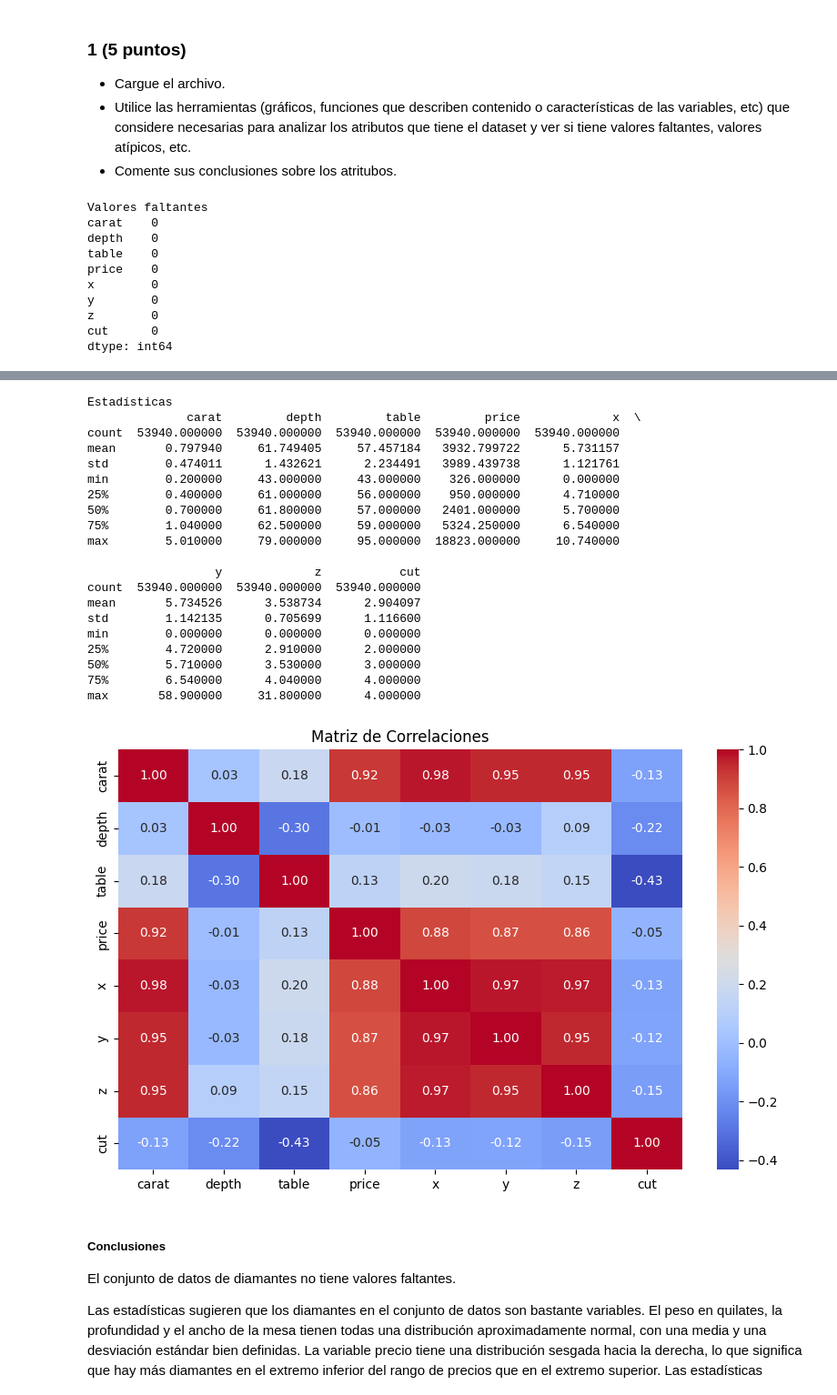
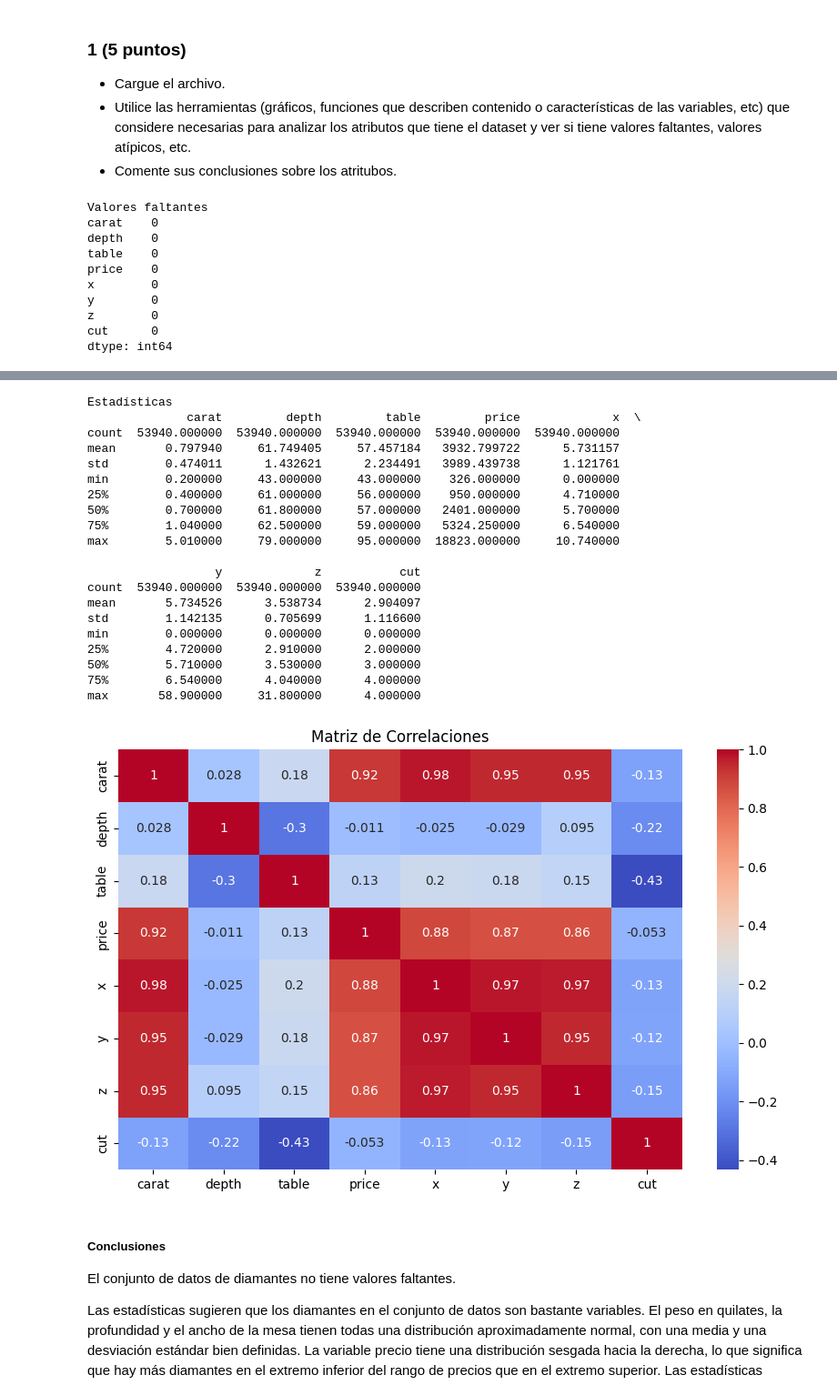
Before and after one commit to Celina1906/TP-2, a Jupyter notebook: 2023-2-Trabajo_Practico_2.ipynb, the cells around one changed output, grey strips where cells are left out. Shown at 91% size. Drawn from its saved outputs; the diff is of its cells as text; code cells hidden in the pictures.

```diff
--- a/2023-2-Trabajo_Practico_2.ipynb
+++ b/2023-2-Trabajo_Practico_2.ipynb
@@ -64,7 +64,7 @@ print(estadisticas)
 # Matriz de correlaciones
 correlation_matrix = diamonds.corr() #Calcula la matriz
 plt.figure(figsize=(10, 6))
-sns.heatmap(correlation_matrix, annot=True, cmap='coolwarm', fmt=".2f") #Para visualizar la matriz con anotaciones y colores
+sns.heatmap(correlation_matrix, annot=True, cmap='coolwarm') #Para visualizar la matriz con anotaciones y colores
 plt.title('Matriz de Correlaciones')
 plt.show()
 # %% [output]
@@ -72,34 +72,34 @@ Valores faltantes
 carat    0
 depth    0
 table    0
 price    0
 x        0
 y        0
 z        0
 cut      0
 dtype: int64
 [figure]
 Estadísticas
               carat         depth         table         price             x  \
 count  53940.000000  53940.000000  53940.000000  53940.000000  53940.000000
 mean       0.797940     61.749405     57.457184   3932.799722      5.731157
 std        0.474011      1.432621      2.234491   3989.439738      1.121761
 min        0.200000     43.000000     43.000000    326.000000      0.000000
 25%        0.400000     61.000000     56.000000    950.000000      4.710000
 50%        0.700000     61.800000     57.000000   2401.000000      5.700000
 75%        1.040000     62.500000     59.000000   5324.250000      6.540000
 max        5.010000     79.000000     95.000000  18823.000000     10.740000
 
                   y             z           cut
 count  53940.000000  53940.000000  53940.000000
 mean       5.734526      3.538734      2.904097
 std        1.142135      0.705699      1.116600
 min        0.000000      0.000000      0.000000
 25%        4.720000      2.910000      2.000000
 50%        5.710000      3.530000      3.000000
 75%        6.540000      4.040000      4.000000
 max       58.900000     31.800000      4.000000
-[figure, old version]
+[figure, new version]
 # %% [markdown]
 ##### Conclusiones
 
```
Also changed, not shown: parts of 1 cell of this notebook.
